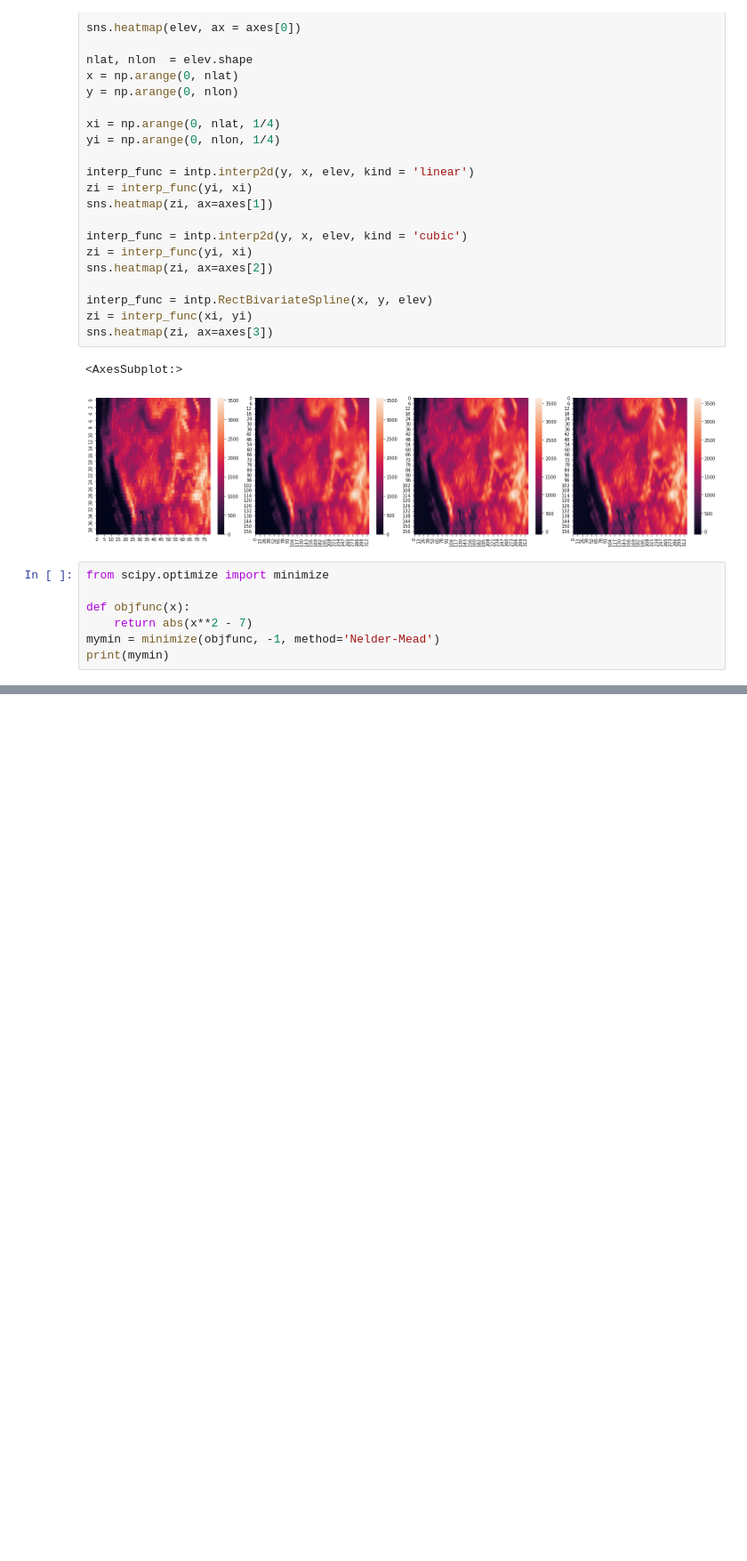
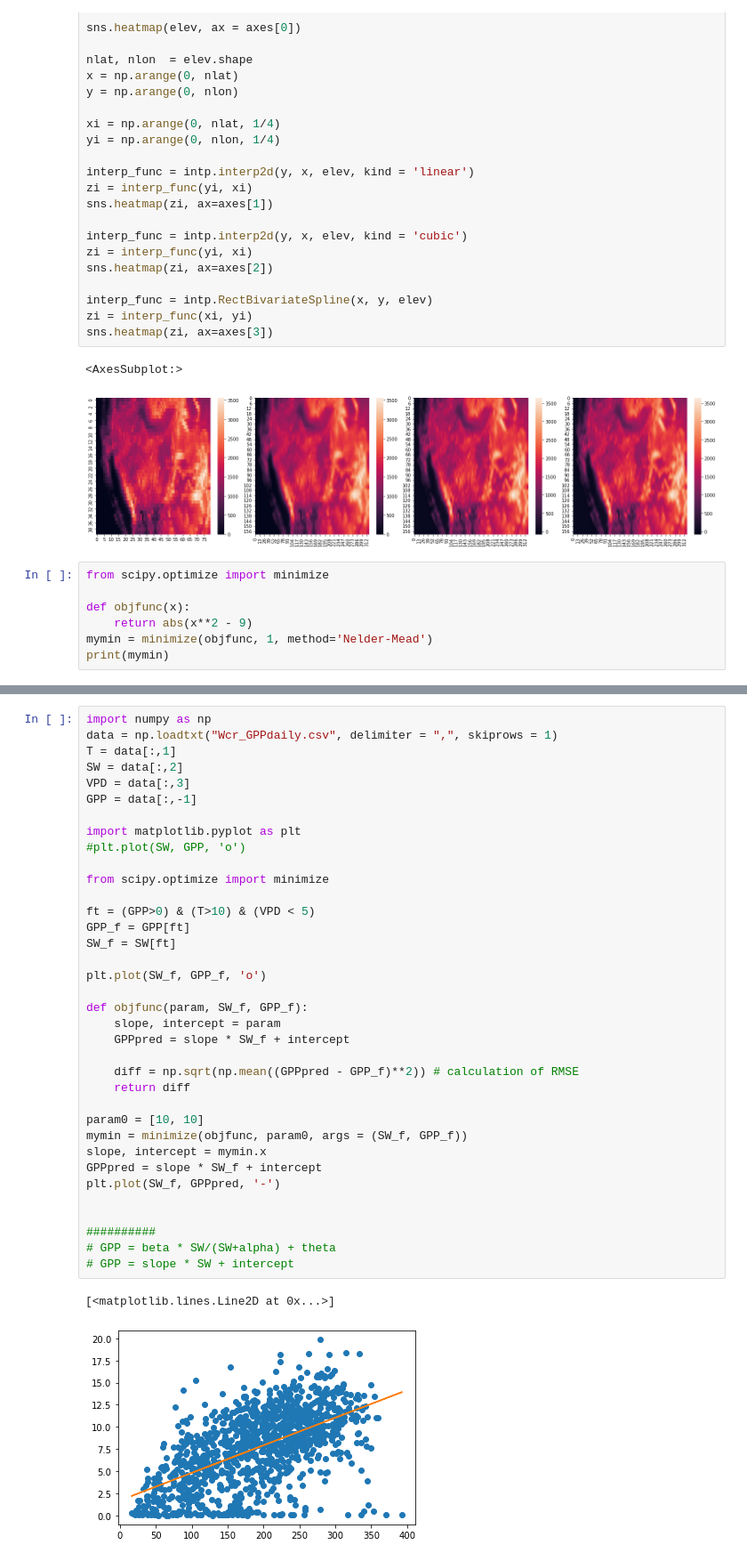
Before and after one commit to youhangkai/MIN_FWE375_Spring2023, a Jupyter notebook: Lec7/Untitled1.ipynb, the cells around one changed output, grey strips where cells are left out. Shown at 89% size. Cells and saved outputs as stored; diff of their text form; blank space fills up the shorter version.

```diff
--- a/Lec7/Untitled1.ipynb
+++ b/Lec7/Untitled1.ipynb
@@ -95,7 +95,7 @@ sns.heatmap(zi, ax=axes[3])
 from scipy.optimize import minimize
 
 def objfunc(x):
-    return abs(x**2 - 7)
-mymin = minimize(objfunc, -1, method='Nelder-Mead')
+    return abs(x**2 - 9)
+mymin = minimize(objfunc, 1, method='Nelder-Mead')
 print(mymin)
 # %% [output]
@@ -110,0 +111,39 @@ print(mymin)
+# %%
+import numpy as np
+data = np.loadtxt("Wcr_GPPdaily.csv", delimiter = ",", skiprows = 1)
+T = data[:,1]
+SW = data[:,2]
+VPD = data[:,3]
+GPP = data[:,-1]
+
+import matplotlib.pyplot as plt
+#plt.plot(SW, GPP, 'o')
+
+from scipy.optimize import minimize
+
+ft = (GPP>0) & (T>10) & (VPD < 5)
+GPP_f = GPP[ft]
+SW_f = SW[ft]
+
+plt.plot(SW_f, GPP_f, 'o')
+
+def objfunc(param, SW_f, GPP_f):
+    slope, intercept = param
+    GPPpred = slope * SW_f + intercept
+
+    diff = np.sqrt(np.mean((GPPpred - GPP_f)**2)) # calculation of RMSE
+    return diff
+
+param0 = [10, 10]
+mymin = minimize(objfunc, param0, args = (SW_f, GPP_f))
+slope, intercept = mymin.x
+GPPpred = slope * SW_f + intercept
+plt.plot(SW_f, GPPpred, '-')
+
+
+##########
+# GPP = beta * SW/(SW+alpha) + theta
+# GPP = slope * SW + intercept
+# %% [output]
+[<matplotlib.lines.Line2D at 0x...>]
+[figure, added]
```
Also changed, not shown: parts of 2 cells of this notebook, 1 other file.
